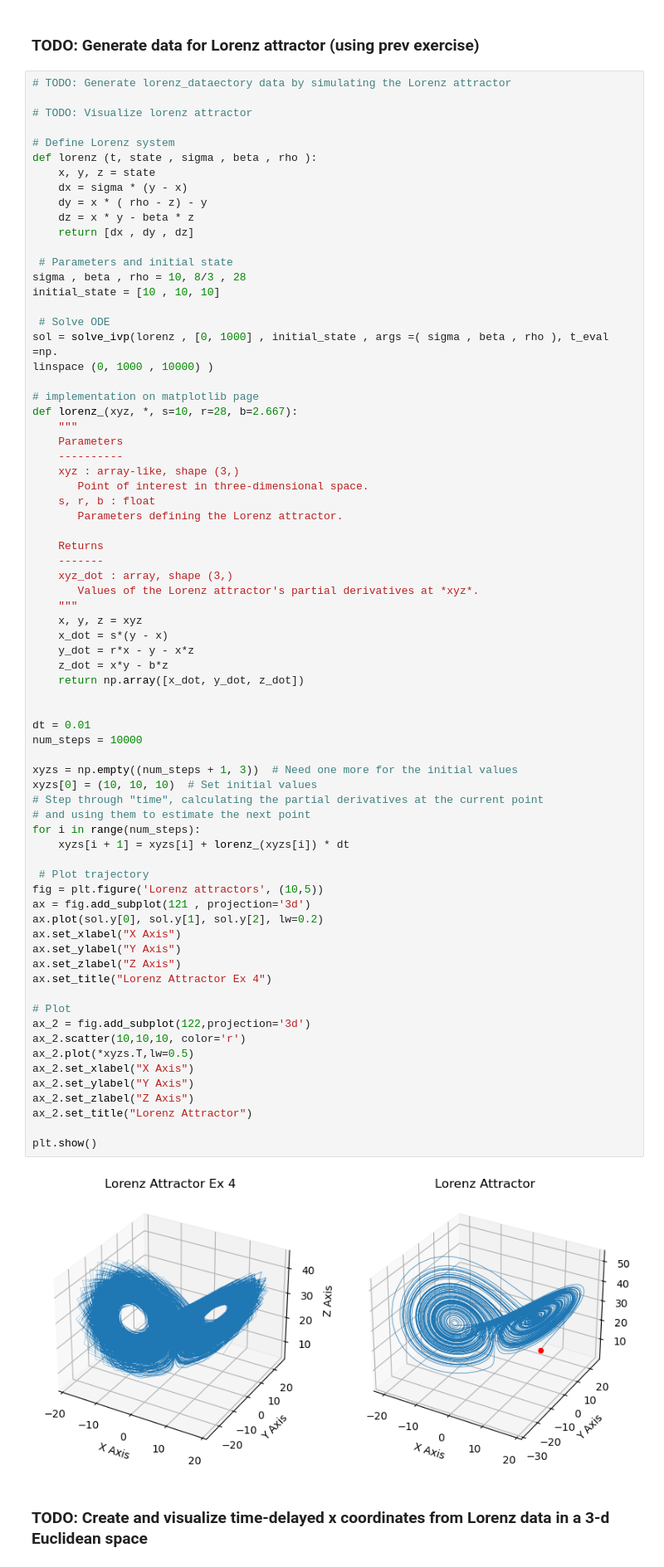
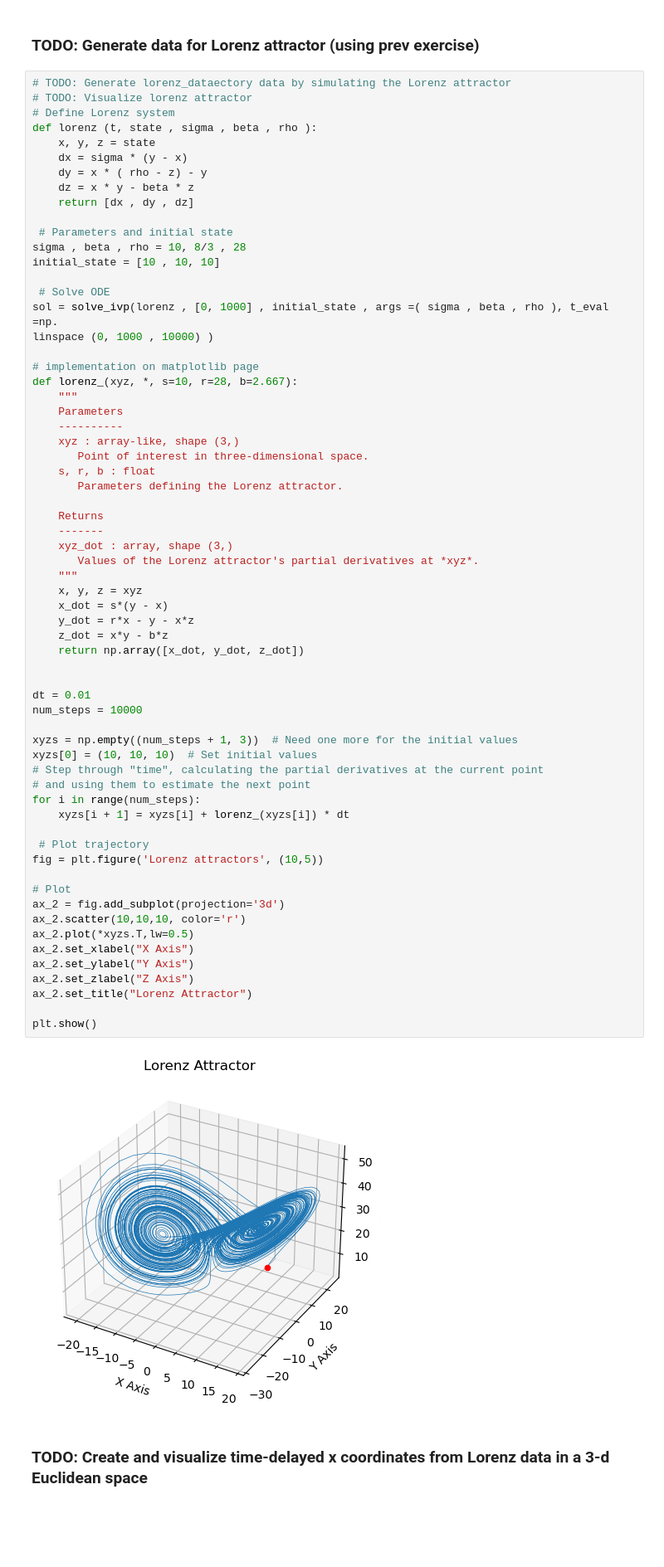
Before and after one commit to Augustin690/learning-dynamical-systems, a Jupyter notebook: src/part2/task4_2.ipynb, the cells around one changed output. Shown at 83% size. Cells and saved outputs as stored; diff of their text form; blank space fills up the shorter version.

```diff
--- a/src/part2/task4_2.ipynb
+++ b/src/part2/task4_2.ipynb
@@ -13,9 +14,7 @@ from scipy.integrate import solve_ivp
 ### TODO: Generate data for Lorenz attractor (using prev exercise)
 # %%
 # TODO: Generate lorenz_dataectory data by simulating the Lorenz attractor
-
 # TODO: Visualize lorenz attractor
-
 # Define Lorenz system
 def lorenz (t, state , sigma , beta , rho ):
     x, y, z = state
@@ -50,41 +49,35 @@ def lorenz_(xyz, *, s=10, r=28, b=2.667):
     x, y, z = xyz
     x_dot = s*(y - x)
     y_dot = r*x - y - x*z
     z_dot = x*y - b*z
     return np.array([x_dot, y_dot, z_dot])
 
 
 dt = 0.01
 num_steps = 10000
 
 xyzs = np.empty((num_steps + 1, 3))  # Need one more for the initial values
 xyzs[0] = (10, 10, 10)  # Set initial values
 # Step through "time", calculating the partial derivatives at the current point
 # and using them to estimate the next point
 for i in range(num_steps):
     xyzs[i + 1] = xyzs[i] + lorenz_(xyzs[i]) * dt
 
  # Plot trajectory
 fig = plt.figure('Lorenz attractors', (10,5))
-ax = fig.add_subplot(121 , projection='3d')
-ax.plot(sol.y[0], sol.y[1], sol.y[2], lw=0.2)
-ax.set_xlabel("X Axis")
-ax.set_ylabel("Y Axis")
-ax.set_zlabel("Z Axis")
-ax.set_title("Lorenz Attractor Ex 4")
 
 # Plot
-ax_2 = fig.add_subplot(122,projection='3d')
+ax_2 = fig.add_subplot(projection='3d')
 ax_2.scatter(10,10,10, color='r')
 ax_2.plot(*xyzs.T,lw=0.5)
 ax_2.set_xlabel("X Axis")
 ax_2.set_ylabel("Y Axis")
 ax_2.set_zlabel("Z Axis")
 ax_2.set_title("Lorenz Attractor")
 
 plt.show()
 # %% [output]
-[figure, old version]
+[figure, new version]
 # %% [markdown]
 ### TODO: Create and visualize time-delayed x coordinates from Lorenz data in a 3-d Euclidean space
 # %%
```
Also changed, not shown: parts of 24 cells of this notebook, 4 other files.
